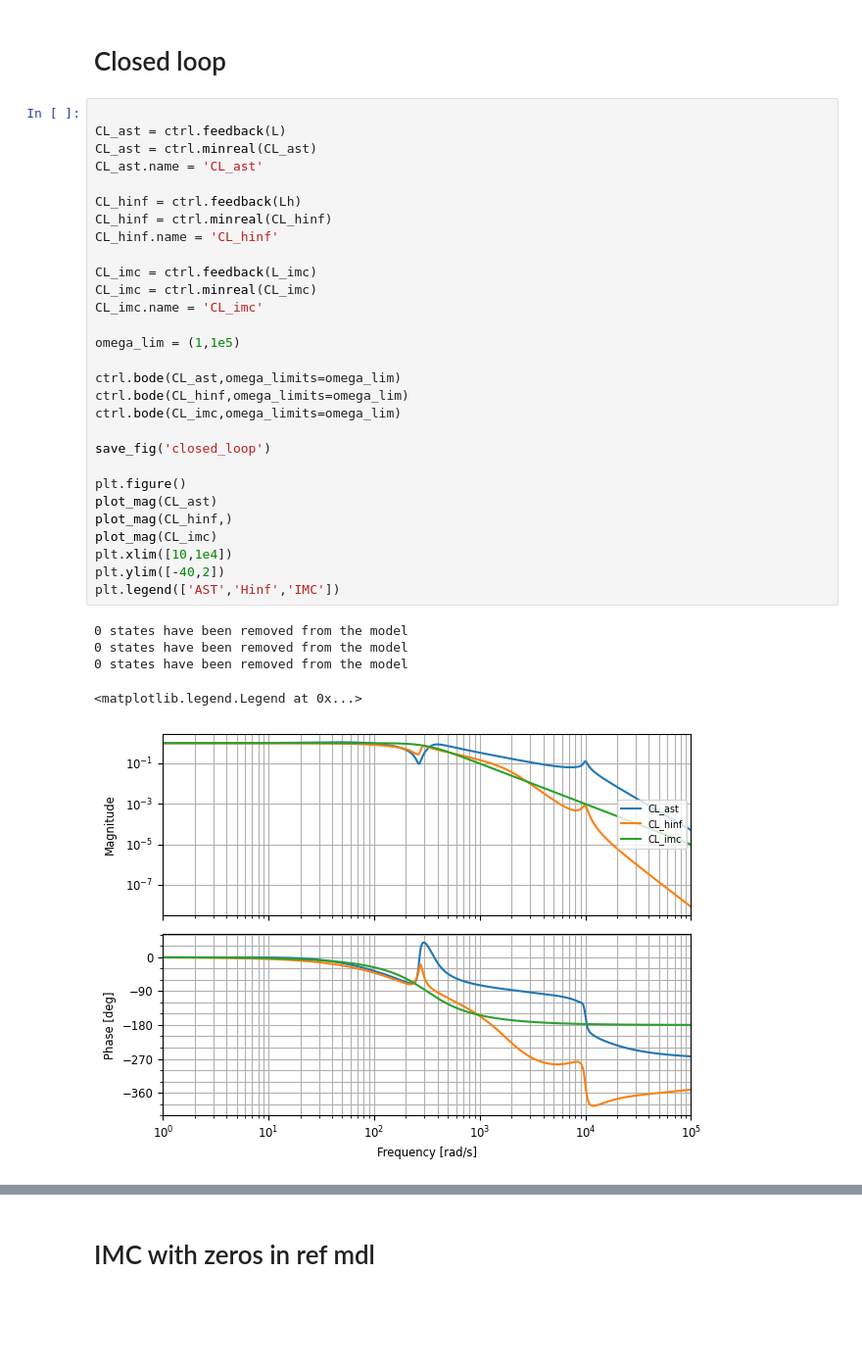
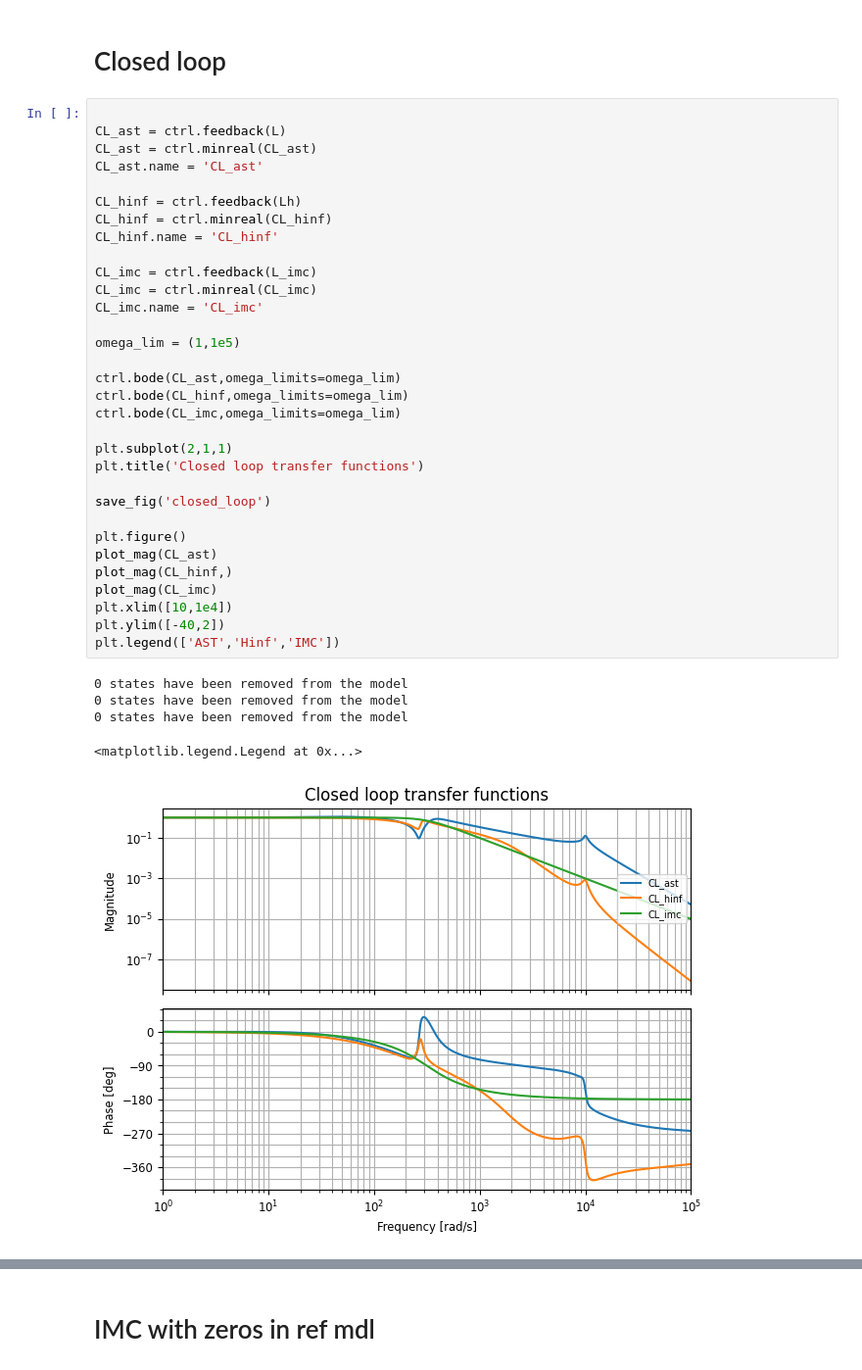
Before and after one commit to eliasrhoden/Sinumerik-Ctrl, a Jupyter notebook: ctrl_compare.ipynb, the cells around one changed output, grey strips where cells are left out. Shown: that part at 98% size. Saved outputs shown, nothing was run; the diff lists cells and outputs as text; blank space fills up the shorter version.

```diff
--- a/ctrl_compare.ipynb
+++ b/ctrl_compare.ipynb
@@ -271,34 +278,37 @@ CL_ast = ctrl.minreal(CL_ast)
 CL_ast.name = 'CL_ast'
 
 CL_hinf = ctrl.feedback(Lh)
 CL_hinf = ctrl.minreal(CL_hinf)
 CL_hinf.name = 'CL_hinf'
 
 CL_imc = ctrl.feedback(L_imc)
 CL_imc = ctrl.minreal(CL_imc)
 CL_imc.name = 'CL_imc'
 
 omega_lim = (1,1e5)
 
 ctrl.bode(CL_ast,omega_limits=omega_lim)
 ctrl.bode(CL_hinf,omega_limits=omega_lim)
 ctrl.bode(CL_imc,omega_limits=omega_lim)
 
+plt.subplot(2,1,1)
+plt.title('Closed loop transfer functions')
+
 save_fig('closed_loop')
 
 plt.figure()
 plot_mag(CL_ast)
 plot_mag(CL_hinf,)
 plot_mag(CL_imc)
 plt.xlim([10,1e4])
 plt.ylim([-40,2])
 plt.legend(['AST','Hinf','IMC'])
 # %% [output]
 0 states have been removed from the model
 0 states have been removed from the model
 0 states have been removed from the model
 <matplotlib.legend.Legend at 0x...>
-[figure, old version]
+[figure, new version]
 [figure]
 # %%
 
```
Also changed, not shown: parts of 5 cells of this notebook, 32 other files.
